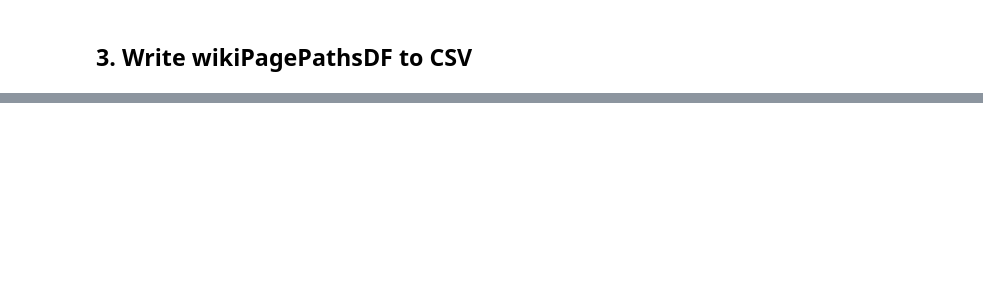
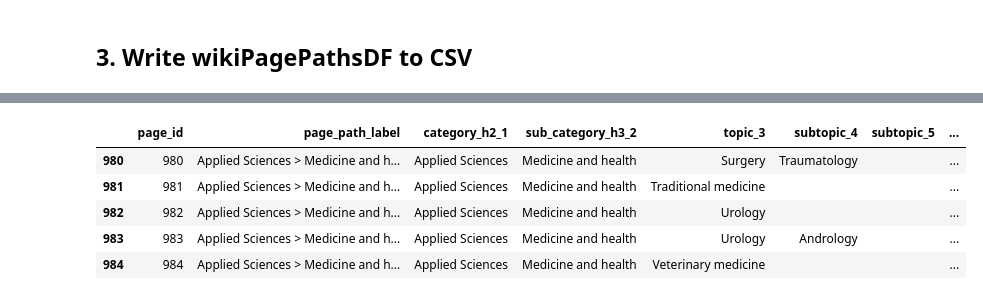
Before and after one commit to cesleem/CourseRec, a Jupyter notebook: notebook/etl/1.4 External Data Collection - wikipedia.ipynb, the cells around one changed output, grey strips where cells are left out. Saved outputs shown, nothing was run; the diff lists cells and outputs as text; code cells hidden in the pictures; blank space fills up the shorter version.

```diff
--- a/notebook/etl/1.4 External Data Collection - wikipedia.ipynb
+++ b/notebook/etl/1.4 External Data Collection - wikipedia.ipynb
@@ -228,14 +237,26 @@ wikiPagePathsDF.tail()
 # %%
 #Fix no topic 3 issue
 tempDF = pd.DataFrame(columns=wikiPagePathsDF.columns)
 for idx, row in wikiPagePathsDF.iterrows():
     if row['topic_3'] == '':
         temp_row = [row['category_h2_1'], row['sub_category_h3_2'], row['subtopic_4'], row['subtopic_5'], '', row['page_href'], row['page_text']]
     else:
         temp_row = row
     tempDF.loc[idx] = temp_row
 
-wikiPagePathsDF = tempDF
+wikiPagePathsDF = tempDF.copy()
+wikiPagePathsDF['page_path_label'] = wikiPagePathsDF.apply(lambda interest: " > ".join([label.strip() for label in [interest.category_h2_1, interest.sub_category_h3_2, interest.topic_3, interest.subtopic_4,interest.subtopic_5] if label != '']), axis=1)
 wikiPagePathsDF[wikiPagePathsDF.columns] = wikiPagePathsDF.apply(lambda x: x.str.strip())
+wikiPagePathsDF['page_id'] = wikiPagePathsDF.index
+wikiPagePathsDF = wikiPagePathsDF[['page_id', 'page_path_label', 'category_h2_1', 'sub_category_h3_2', 'topic_3', 'subtopic_4','subtopic_5', 'page_href', 'page_text']]
+
+wikiPagePathsDF.tail()
+# %% [output]
+|  | page_id | page_path_label | category_h2_1 | sub_category_h3_2 | topic_3 | subtopic_4 | subtopic_5 | ... |
+| 980 | 980 | Applied Sciences > Medicine and h... | Applied Sciences | Medicine and health | Surgery | Traumatology |  | ... |
+| 981 | 981 | Applied Sciences > Medicine and h... | Applied Sciences | Medicine and health | Traditional medicine |  |  | ... |
+| 982 | 982 | Applied Sciences > Medicine and h... | Applied Sciences | Medicine and health | Urology |  |  | ... |
+| 983 | 983 | Applied Sciences > Medicine and h... | Applied Sciences | Medicine and health | Urology | Andrology |  | ... |
+| 984 | 984 | Applied Sciences > Medicine and h... | Applied Sciences | Medicine and health | Veterinary medicine |  |  | ... |
 # %%
 wikiPagePathsDF.to_csv('../../data/raw/articles_wikipedia/academic_outline_wikipedia_pages.csv', index=False, na_rep='')
```
Also changed, not shown: parts of 2 cells of this notebook, 3 other files.
